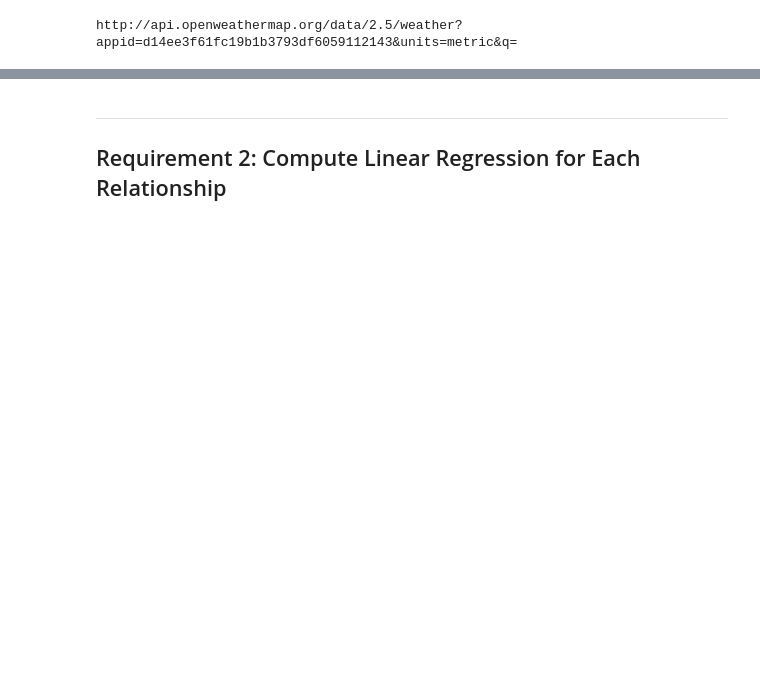
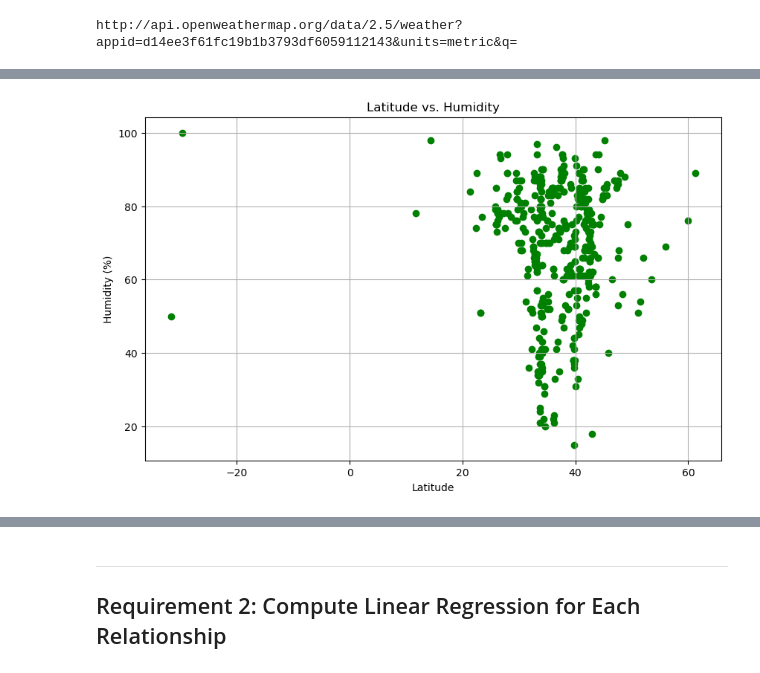
Before and after one commit to aparajita-code/python-api-challenge, a Jupyter notebook: WeatherPy/WeatherPy.ipynb, the cells around one changed output, grey strips where cells are left out. Cells and saved outputs as stored; diff of their text form; code cells hidden in the pictures; blank space fills up the shorter version.

```diff
--- a/WeatherPy/WeatherPy.ipynb
+++ b/WeatherPy/WeatherPy.ipynb
@@ -340,0 +446,14 @@ plt.show()
+# %%
+# Create scatter plot ('Latitude vs. Humidity')
+plt.figure(figsize=(10, 6))
+plt.scatter(weather_data['lat'], weather_data['humidity'], color='green', marker='o')
+
+# Add titles and labels
+plt.title('Latitude vs. Humidity')
+plt.xlabel('Latitude')
+plt.ylabel('Humidity (%)')
+plt.grid(True)
+plt.savefig("output_data/solution2.png")
+plt.show()
+# %% [output]
+[figure, added]
```
Also changed, not shown: parts of 28 cells of this notebook, 5 other files.
